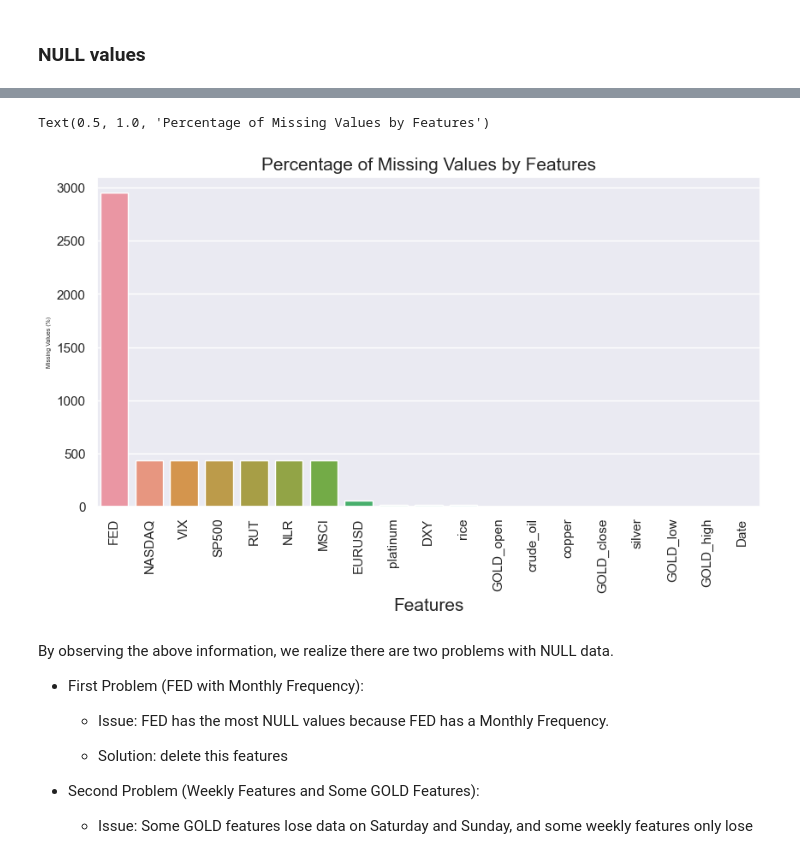
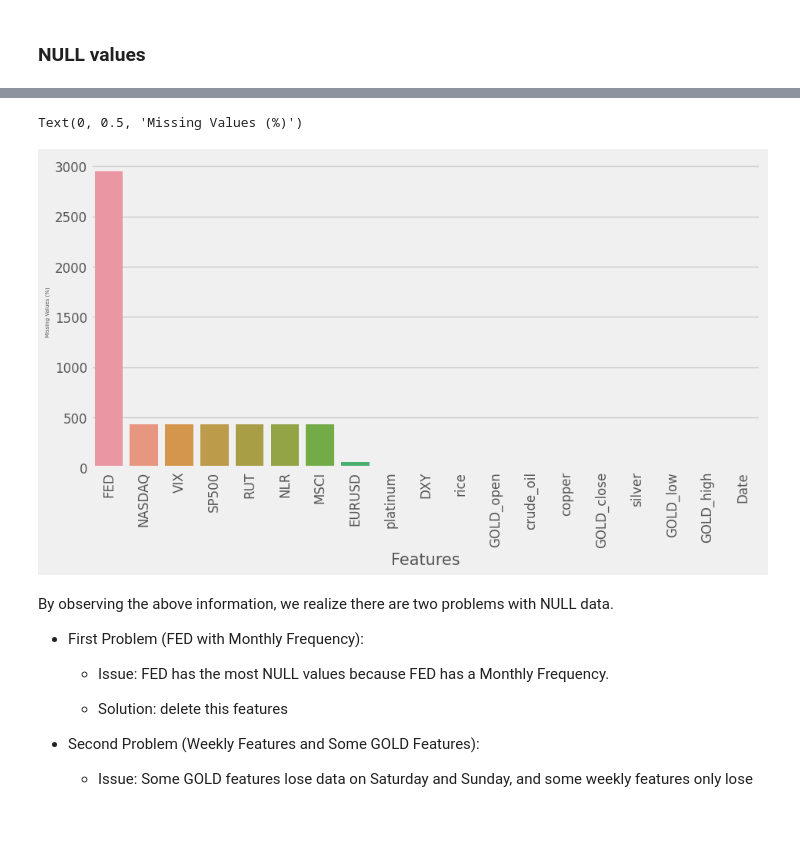
Before and after one commit to lavibula/GoldPricePrediction, a Jupyter notebook: data/data_preparation/merge_data.ipynb, the cells around one changed output, grey strips where cells are left out. Cells and saved outputs as stored; diff of their text form; code cells hidden in the pictures; blank space fills up the shorter version.

```diff
--- a/data/data_preparation/merge_data.ipynb
+++ b/data/data_preparation/merge_data.ipynb
@@ -118,3 +118,10 @@ dtypes: datetime64[ns](1), float64(18)
 memory usage: 511.8 KB
 # %%
 dd = merged_data.drop(['Date'], axis = 1)
+# %%
+plt.rcParams['figure.figsize'] = [24, 24]#resize the plot
+plt.style.use('fivethirtyeight')
+#plt.figure(figsize = (12, 8))
+
+dd.plot()
+plt.show()
@@ -151,7 +188,8 @@ sns.heatmap(dd.corr(), cmap="RdBu")
 import matplotlib.pyplot as plt
 
 # Assuming merged_data['Date'] is in datetime format
-fig, ax = plt.subplots(figsize=(12, 5))
+fig, ax = plt.subplots(figsize=(24, 8))
+plt.style.use('fivethirtyeight')
 
 ax.plot(merged_data['Date'], merged_data['GOLD_close'], color='pink', label='GOLD Close Price')
 ax.set_xlabel('Date')
@@ -183,7 +221,7 @@ Number of records with NULL price:  0
 # %% [markdown]
 ### Before clipping the values of the target variables
 # %%
-sns.set_theme()
+plt.style.use('fivethirtyeight')
 price_dist = sns.displot(merged_data['GOLD_close'], kde=True)
 price_dist.fig.set_size_inches(8,5)
 print("Skewness: ", merged_data['GOLD_close'].skew())
@@ -192,0 +238,14 @@ Skewness:  0.37149699277021525
+# %%
+# Set up subplots
+fig, axes = plt.subplots(nrows=len(columns_to_plot), ncols=1, figsize=(10, 5*len(columns_to_plot)))
+plt.style.use('fivethirtyeight')
+# Iterate through columns and plot
+for i, column in enumerate(columns_to_plot):
+    sns.histplot(dd[column], color='green', ax=axes[i])
+    axes[i].set_title(f'{column} Distribution')
+    axes[i].set_xlabel(f'{column} Price')
+    axes[i].set_ylabel('Occurrences')
+
+# Adjust layout
+plt.tight_layout()
+plt.show()
@@ -221,15 +282,15 @@ dtype: int64
 # %%
 # plot the distribution of missing values by 24 features
 null_ratio = (null_count_arr.sort_values(ascending=False)[:24]/df.shape[0])*100
+plt.style.use('fivethirtyeight')
 plt.figure(figsize=(10,5))
 plt.xticks(rotation='vertical')
 sns.barplot(x = null_ratio.index, y = null_ratio)
 plt.xlabel('Features', fontsize = 15)
 plt.ylabel('Missing Values (%)', fontsize = 5)
-plt.title('Percentage of Missing Values by Features', fontsize = 15)
 # %% [output]
-Text(0.5, 1.0, 'Percentage of Missing Values by Features')
+Text(0, 0.5, 'Missing Values (%)')
-[figure, old version]
+[figure, new version]
 # %% [markdown]
 By observing the above information, we realize there are two problems with NULL data.
 - First Problem (FED with Monthly Frequency):
```
Also changed, not shown: parts of 15 cells of this notebook, 2 other files.
